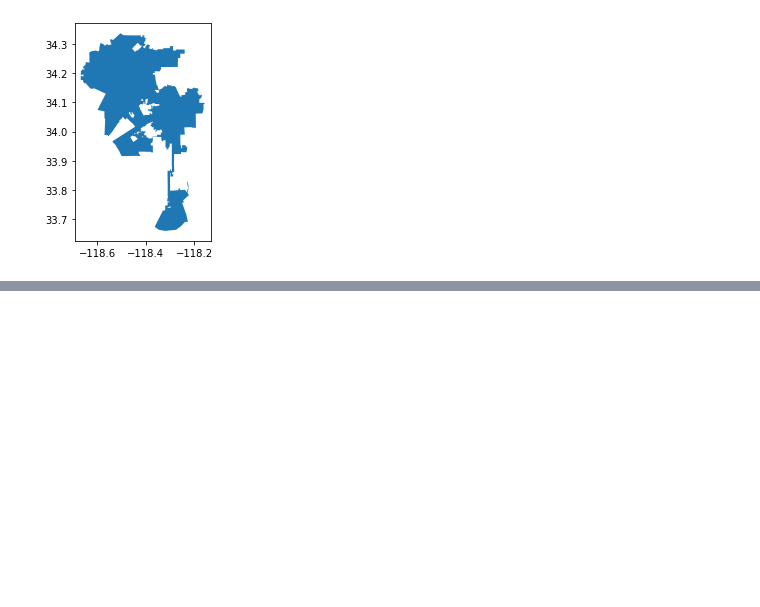
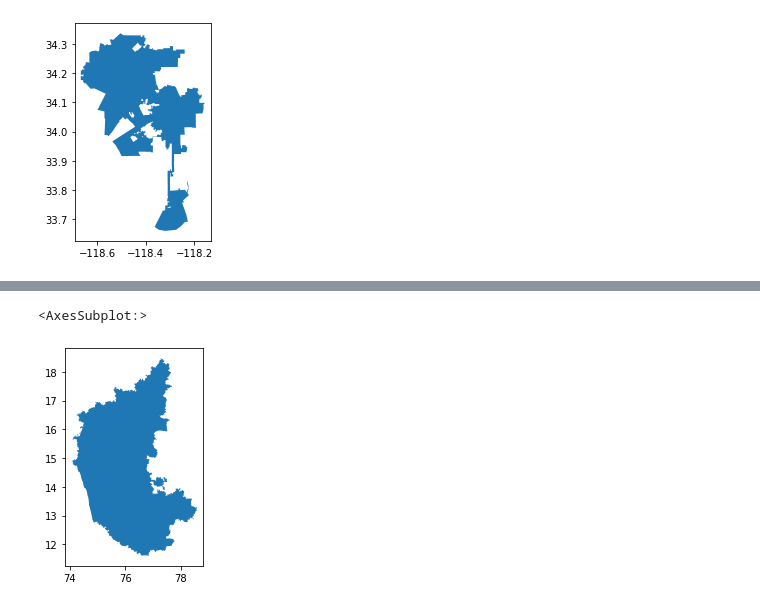
Before and after one commit to shashidhara-ruchika/spatial_join_capstone, a Jupyter notebook: Polygon_Metrics.ipynb, the cells around one changed output, grey strips where cells are left out. Cells and saved outputs as stored; diff of their text form; code cells hidden in the pictures; blank space fills up the shorter version.

```diff
--- a/Polygon_Metrics.ipynb
+++ b/Polygon_Metrics.ipynb
@@ -95,0 +99,6 @@ print(data_1_metrics_dict)
+# %%
+data_2 = geocode_to_gdf('Karnataka, India')
+data_2.plot()
+# %% [output]
+<AxesSubplot:>
+[figure, added]
```
Also changed, not shown: parts of 6 cells of this notebook.
